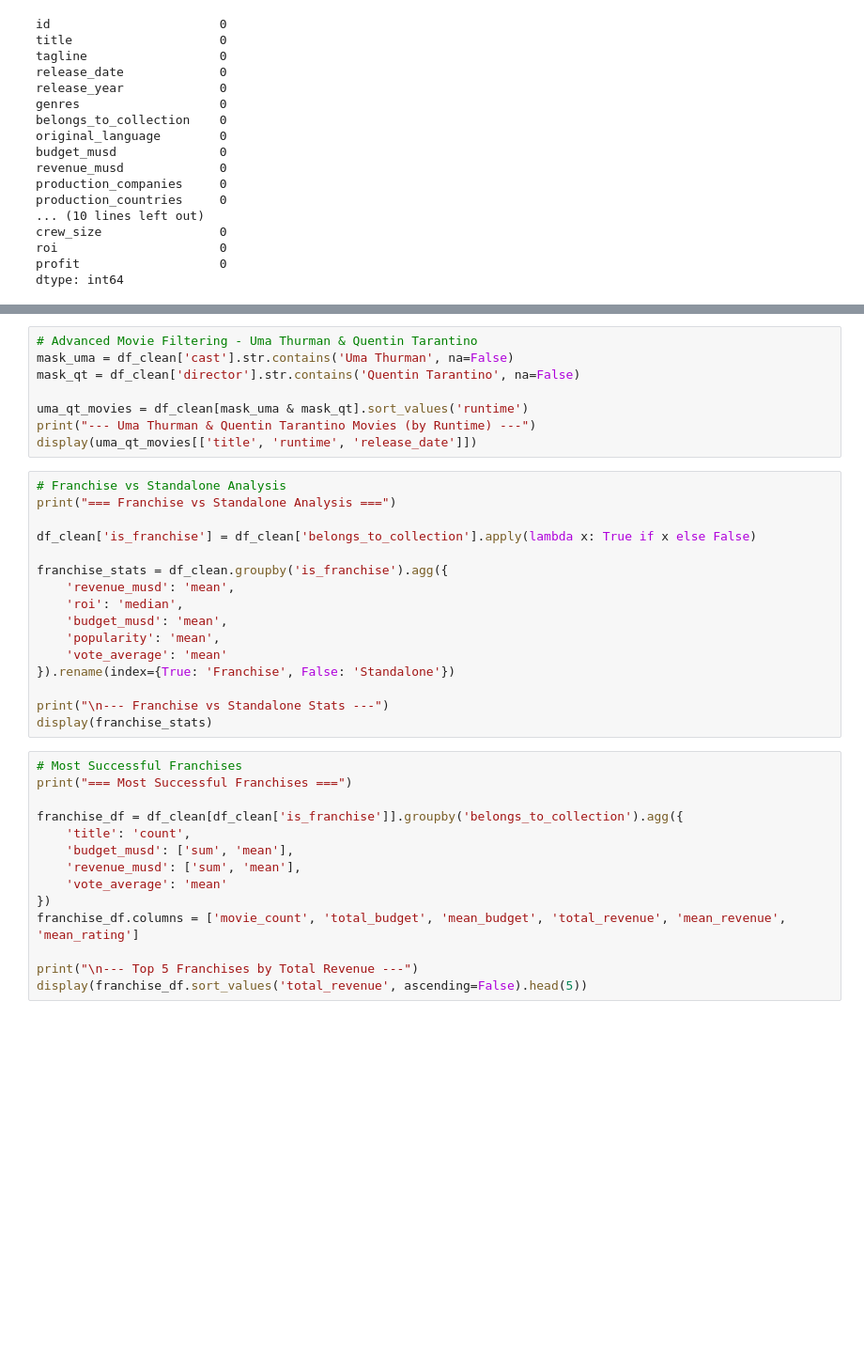
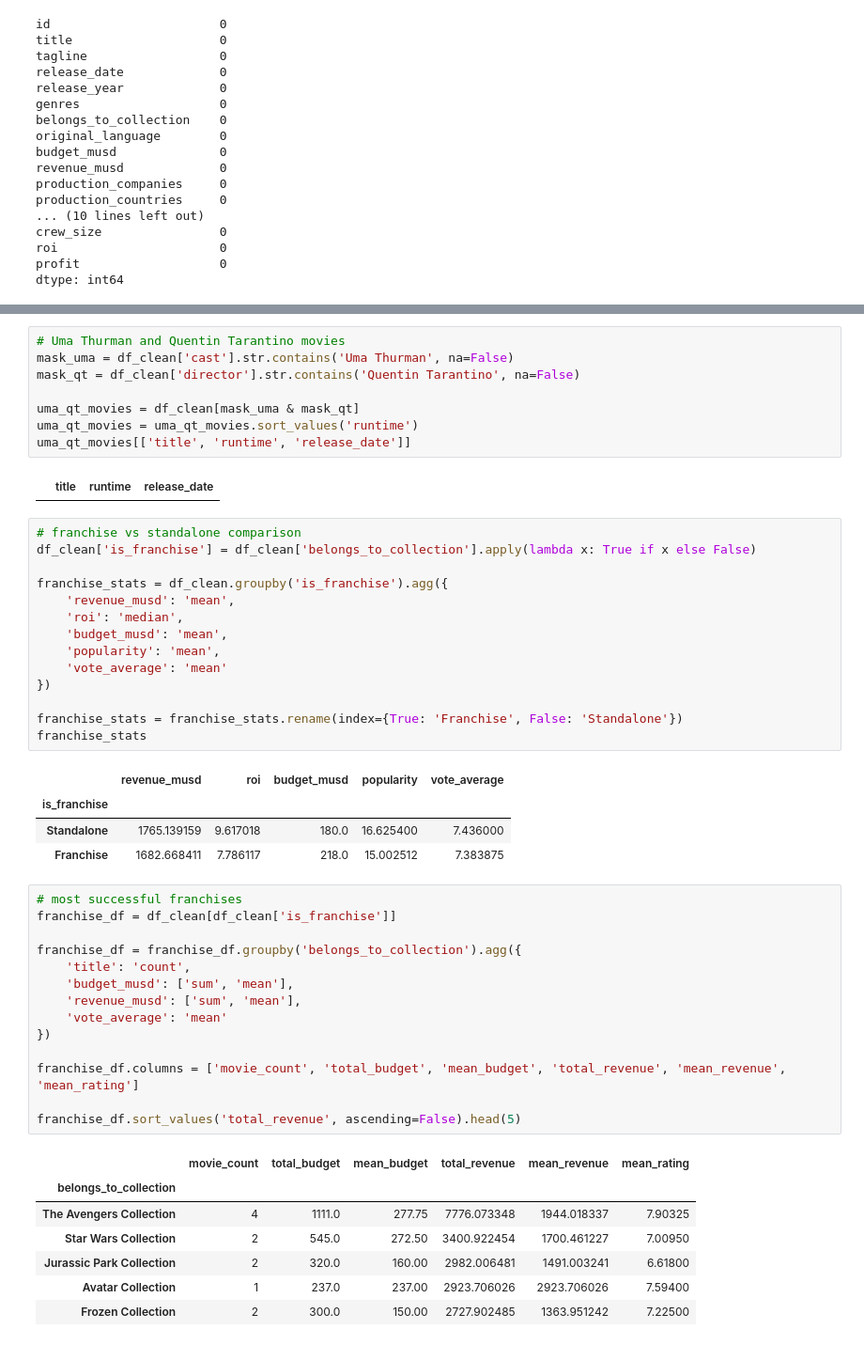
Before and after one commit to henryantwi/Mod-2-TMDB-Movie-Data-Analysis-using-Pandas-and-APIs, a Jupyter notebook: notebooks/movie_analysis.ipynb, the cells around one changed output, grey strips where cells are left out. Shown at 94% size. Cells and saved outputs as stored; diff of their text form; blank space fills up the shorter version.

```diff
--- a/notebooks/movie_analysis.ipynb
+++ b/notebooks/movie_analysis.ipynb
@@ -497,15 +548,15 @@ display(bruce_movies[['title', 'vote_average', 'release_date']])
 # %%
-# Advanced Movie Filtering - Uma Thurman & Quentin Tarantino
+# Uma Thurman and Quentin Tarantino movies
 mask_uma = df_clean['cast'].str.contains('Uma Thurman', na=False)
 mask_qt = df_clean['director'].str.contains('Quentin Tarantino', na=False)
 
-uma_qt_movies = df_clean[mask_uma & mask_qt].sort_values('runtime')
-print("--- Uma Thurman & Quentin Tarantino Movies (by Runtime) ---")
-display(uma_qt_movies[['title', 'runtime', 'release_date']])
+uma_qt_movies = df_clean[mask_uma & mask_qt]
+uma_qt_movies = uma_qt_movies.sort_values('runtime')
+uma_qt_movies[['title', 'runtime', 'release_date']]
+# %% [output]
+|  | title | runtime | release_date |
 # %%
-# Franchise vs Standalone Analysis
-print("=== Franchise vs Standalone Analysis ===")
-
+# franchise vs standalone comparison
 df_clean['is_franchise'] = df_clean['belongs_to_collection'].apply(lambda x: True if x else False)
 
 franchise_stats = df_clean.groupby('is_franchise').agg({
@@ -514,22 +565,35 @@ franchise_stats = df_clean.groupby('is_franchise').agg({
     'budget_musd': 'mean',
     'popularity': 'mean',
     'vote_average': 'mean'
-}).rename(index={True: 'Franchise', False: 'Standalone'})
+})
 
-print("\n--- Franchise vs Standalone Stats ---")
-display(franchise_stats)
+franchise_stats = franchise_stats.rename(index={True: 'Franchise', False: 'Standalone'})
+franchise_stats
+# %% [output]
+|  | revenue_musd | roi | budget_musd | popularity | vote_average |
+| is_franchise |  |  |  |  |  |
+| Standalone | 1765.139159 | 9.617018 | 180.0 | 16.625400 | 7.436000 |
+| Franchise | 1682.668411 | 7.786117 | 218.0 | 15.002512 | 7.383875 |
 # %%
-# Most Successful Franchises
-print("=== Most Successful Franchises ===")
+# most successful franchises
+franchise_df = df_clean[df_clean['is_franchise']]
 
-franchise_df = df_clean[df_clean['is_franchise']].groupby('belongs_to_collection').agg({
+franchise_df = franchise_df.groupby('belongs_to_collection').agg({
     'title': 'count',
     'budget_musd': ['sum', 'mean'],
     'revenue_musd': ['sum', 'mean'],
     'vote_average': 'mean'
 })
+
 franchise_df.columns = ['movie_count', 'total_budget', 'mean_budget', 'total_revenue', 'mean_revenue', 'mean_rating']
 
-print("\n--- Top 5 Franchises by Total Revenue ---")
-display(franchise_df.sort_values('total_revenue', ascending=False).head(5))
+franchise_df.sort_values('total_revenue', ascending=False).head(5)
+# %% [output]
+|  | movie_count | total_budget | mean_budget | total_revenue | mean_revenue | mean_rating |
+| belongs_to_collection |  |  |  |  |  |  |
+| The Avengers Collection | 4 | 1111.0 | 277.75 | 7776.073348 | 1944.018337 | 7.90325 |
+| Star Wars Collection | 2 | 545.0 | 272.50 | 3400.922454 | 1700.461227 | 7.00950 |
+| Jurassic Park Collection | 2 | 320.0 | 160.00 | 2982.006481 | 1491.003241 | 6.61800 |
+| Avatar Collection | 1 | 237.0 | 237.00 | 2923.706026 | 2923.706026 | 7.59400 |
+| Frozen Collection | 2 | 300.0 | 150.00 | 2727.902485 | 1363.951242 | 7.22500 |
 # %%
```
Also changed, not shown: parts of 29 cells of this notebook, 13 other files.
